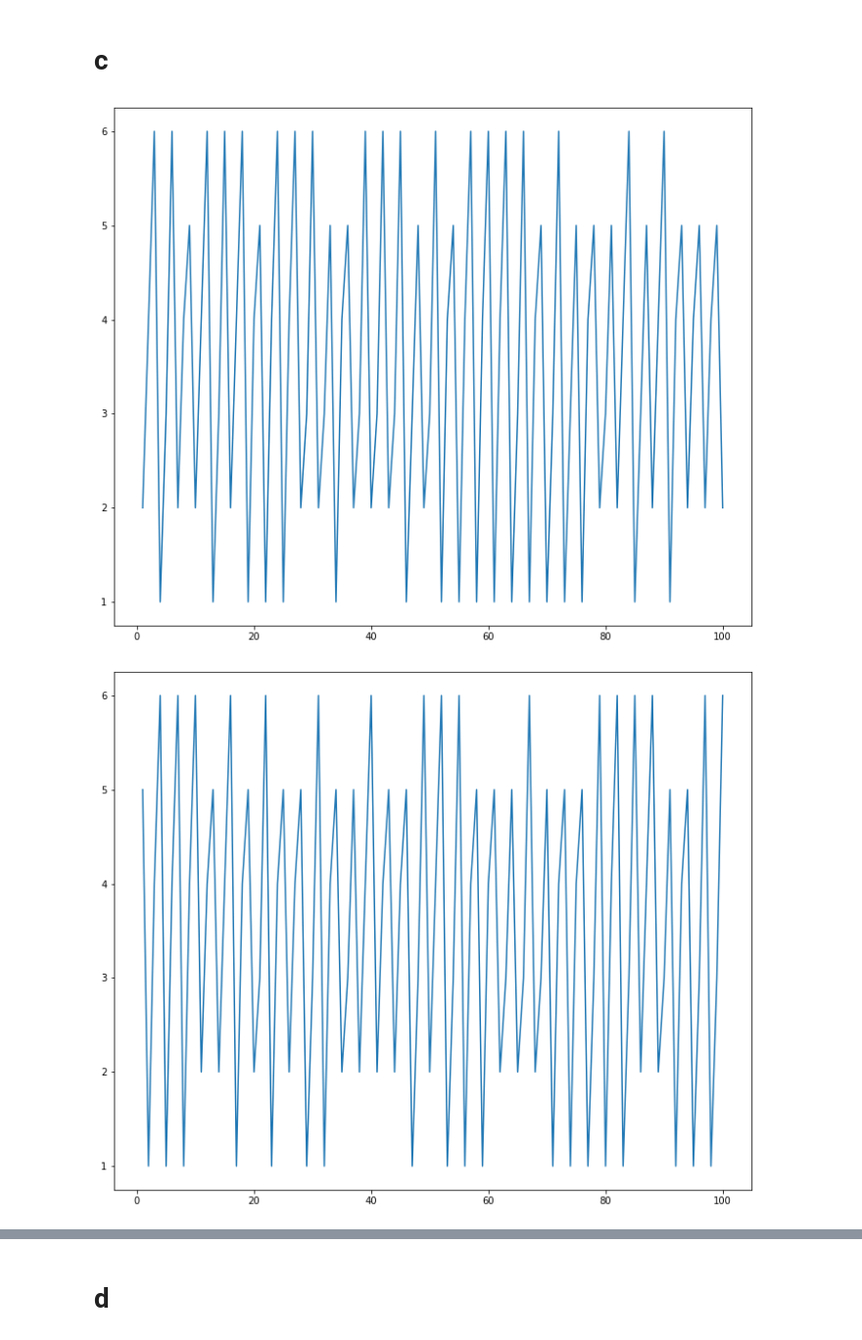
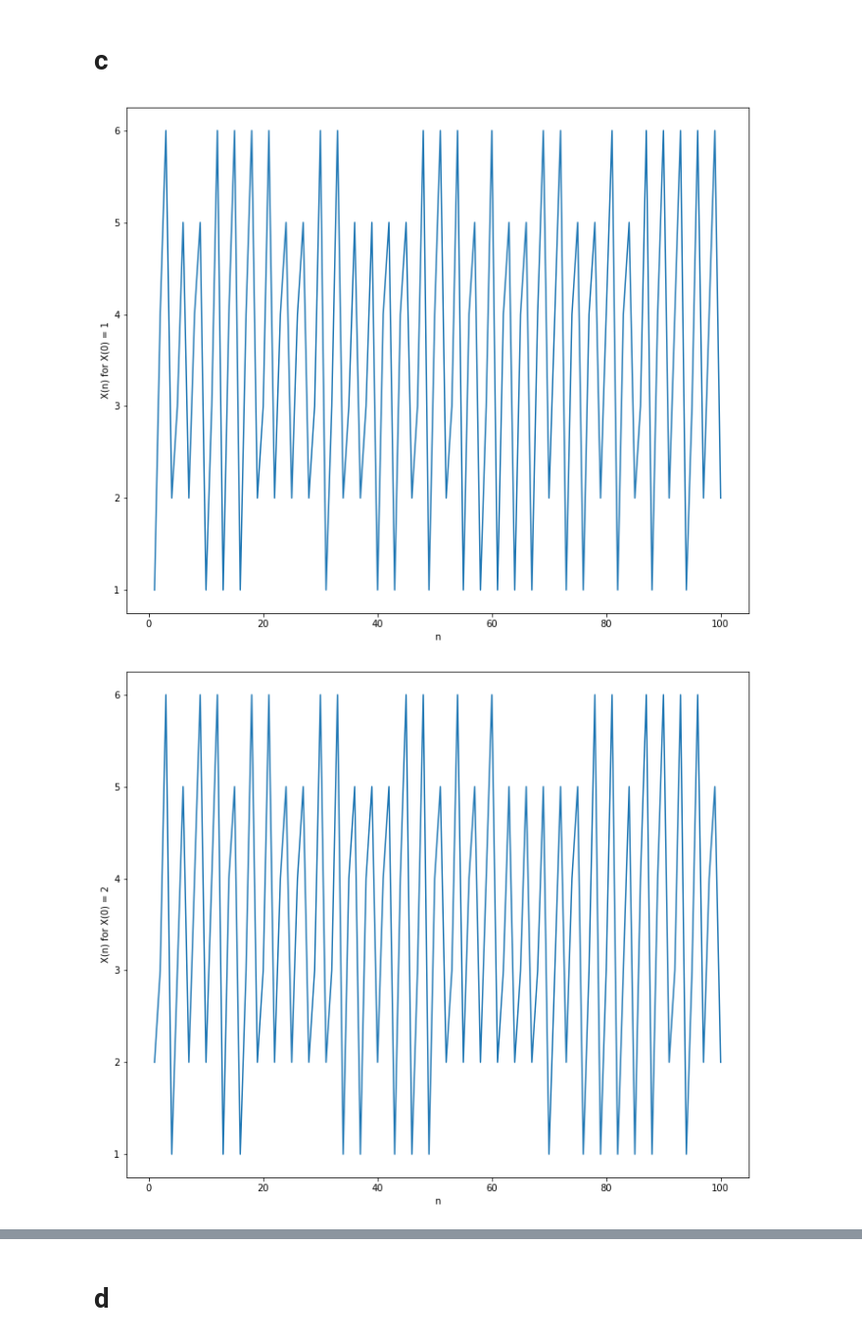
Before and after one commit to rohankalbag/EE325-Assignments, a Jupyter notebook: Assignment 4/Q4.ipynb, the cells around one changed output, grey strips where cells are left out. Shown at 98% size. Drawn from its saved outputs; the diff is of its cells as text; code cells hidden in the pictures.

```diff
--- a/Assignment 4/Q4.ipynb
+++ b/Assignment 4/Q4.ipynb
@@ -35,6 +41,0 @@ for j in range(100):
-# %%
-main_values_a = np.array(main_values_a)
-print('Ensemble Average')
-print(np.average(main_values_a, axis=0))
-print('Time Average')
-print(np.average(main_values_a, axis=1))
@@ -108,0 +102,12 @@ Time Average
+# %%
+for key in range(1,7):
+    main_values = main_values_a[key]
+    main_values = np.array(main_values)
+    print(f'Ensemble Average for initial val = {key}')
+    en = np.average(main_values, axis=0)
+    ta = np.average(main_values, axis=1)
+    print("Mean of Ensemble Average =",np.mean(en))
+    print("Std Deviation of Ensemble Average =",np.std(en))
+    print(f'For the vector |Ensemble Average - Time Average|')
+    print("Mean =",np.mean(np.abs(en-ta)))
+    print("Std =",np.std(np.abs(en-ta)),'\n')
@@ -110,21 +133,25 @@ Time Average
 # c
 # %%
 P = [[0,0,0.4,0.6,0,0], [0,0,0.6,0.4,0,0], [0,0,0,0,0.4,0.6], [0,0,0,0,0.6,0.4], [0.4,0.6,0,0,0,0], [0.6,0.4,0,0,0,0]]
-main_values_c = []
+main_values_a = {}
 
-for j in range(100):
-    values_a = []
-    init = random.randint(1,6)
-    values_a += [init]
-    n = init
-    for k in range(99):
-        n = P_Conditional(n, P)
-        values_a += [n]
+for init in range(1,7):
+    main_values = []
+    for j in range(100):
+        values_a = []
+        values_a += [init]
+        n = init
+        for k in range(99):
+            n = P_Conditional(n, P)
+            values_a += [n]
 
-    if(j in [25,50,75]):
-        plt.plot(range(1,101),values_a)
-        plt.show()
-    main_values_c += [values_a]
+        if(j==0):
+            plt.xlabel("n")
+            plt.ylabel(f"X(n) for X(0) = {init}")
+            plt.plot(range(1,101),values_a)
+            plt.show()
+        main_values += [values_a]
+    main_values_a[init] = main_values
 # %% [output]
-[figure, old version]
+[figure, new version]
-[figure, old version]
+[figure, new version]
```
Also changed, not shown: parts of 12 cells of this notebook.
